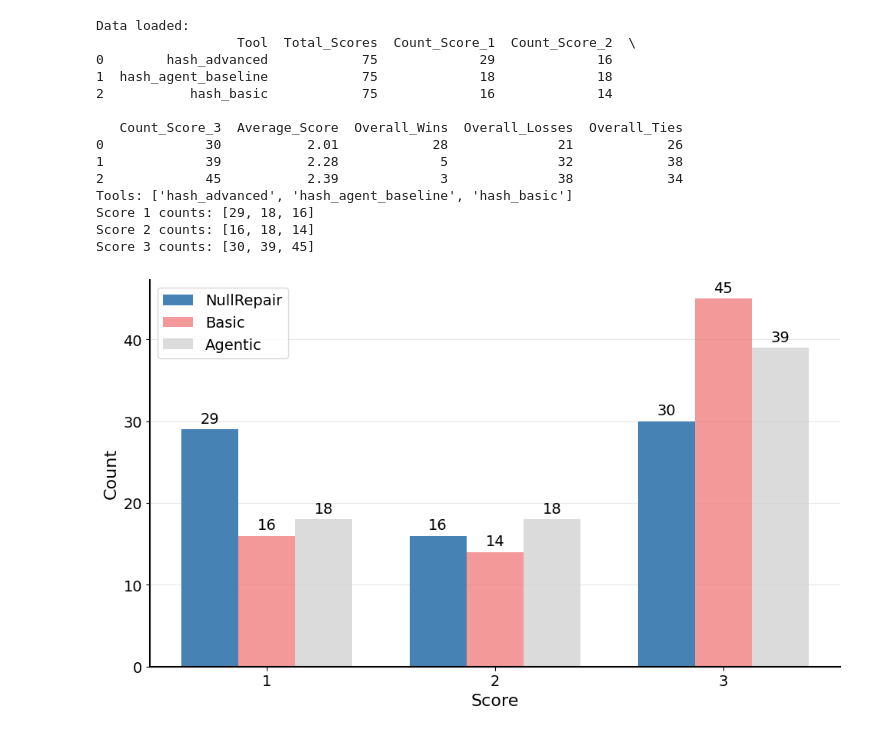
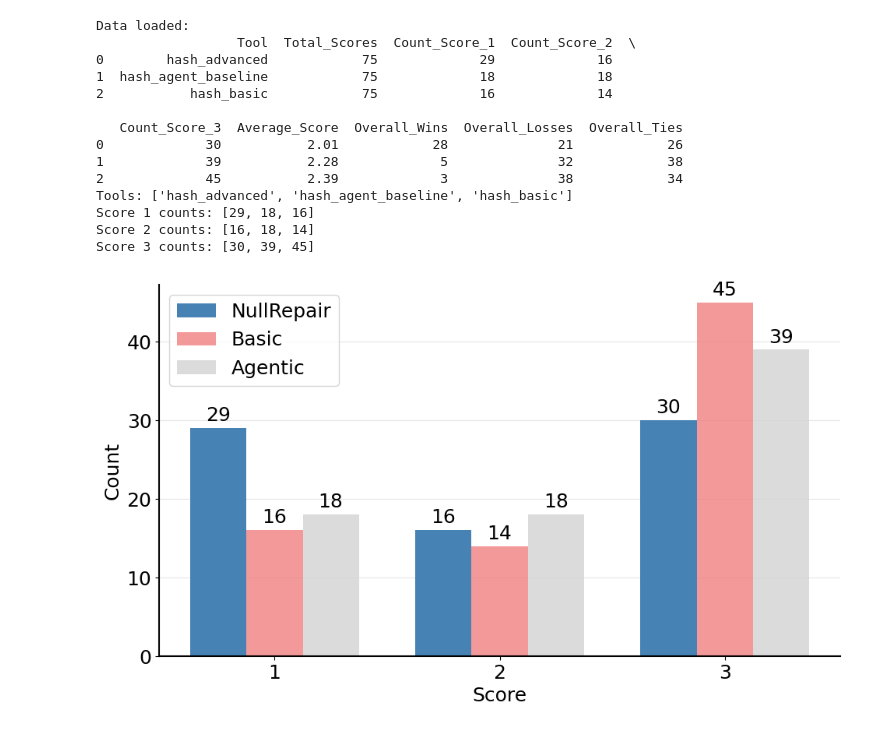
Before and after one commit to Pascal-Joos/NullAwayAnnotatorBaseline, a Jupyter notebook: evaluation_scripts/manual_inspection/manual_inspection_plot.ipynb, the cells around one changed output. Saved outputs shown, nothing was run; the diff lists cells and outputs as text; code cells hidden in the pictures.

Commit message:
Increase font size

```diff
--- a/evaluation_scripts/manual_inspection/manual_inspection_plot.ipynb
+++ b/evaluation_scripts/manual_inspection/manual_inspection_plot.ipynb
@@ -4,7 +4,7 @@ import matplotlib.pyplot as plt
 import numpy as np
 
 # Set matplotlib parameters for larger fonts
-plt.rcParams.update({'font.size': 14})
+plt.rcParams.update({'font.size': 18})
 
 df = pd.read_csv('manual_inspection_statistics.tsv', sep='\t')
 print("Data loaded:")
@@ -33,14 +33,14 @@ bars2 = ax.bar(x, [score_1[2], score_2[2], score_3[2]], width, label=tool_labels
 bars3 = ax.bar(x + width, [score_1[1], score_2[1], score_3[1]], width, label=tool_labels[2], color='lightgray', alpha=0.8)
 
 # Set labels with larger fonts
-ax.set_xlabel('Score', fontsize=16)
-ax.set_ylabel('Count', fontsize=16)
+ax.set_xlabel('Score', fontsize=18)
+ax.set_ylabel('Count', fontsize=18)
 ax.set_xticks(x)
-ax.set_xticklabels(['1', '2', '3'], fontsize=14)
-ax.tick_params(axis='y', labelsize=14)
+ax.set_xticklabels(['1', '2', '3'], fontsize=18)
+ax.tick_params(axis='y', labelsize=18)
 
 # Make legend bigger
-ax.legend(fontsize=14, frameon=True, fancybox=True)
+ax.legend(fontsize=18, frameon=True, fancybox=True)
 
 # Remove top and right spines, keep only x and y axis
 ax.spines['top'].set_visible(False)
@@ -56,32 +56,32 @@ def autolabel_alt(bars):
                     xytext=(0, 3),
                     textcoords="offset points",
                     ha='center', va='bottom',
-                    fontsize=14, fontweight='normal')  # Same as tick labels
+                    fontsize=18, fontweight='normal')  # Same as tick labels
 
 autolabel_alt(bars1)
 autolabel_alt(bars2)
 autolabel_alt(bars3)
 
 ax.grid(True, alpha=0.3, axis='y')
 ax.set_axisbelow(True)
 
 plt.tight_layout()
 plt.show()
 # save as pdf
 fig.savefig('plot_manual_inspection_scores.pdf')
 # %% [output]
 Data loaded:
                   Tool  Total_Scores  Count_Score_1  Count_Score_2  \
 0        hash_advanced            75             29             16
 1  hash_agent_baseline            75             18             18
 2           hash_basic            75             16             14
 
    Count_Score_3  Average_Score  Overall_Wins  Overall_Losses  Overall_Ties
 0             30           2.01            28              21            26
 1             39           2.28             5              32            38
 2             45           2.39             3              38            34
 Tools: ['hash_advanced', 'hash_agent_baseline', 'hash_basic']
 Score 1 counts: [29, 18, 16]
 Score 2 counts: [16, 18, 14]
 Score 3 counts: [30, 39, 45]
-[figure, old version]
+[figure, new version]
```
